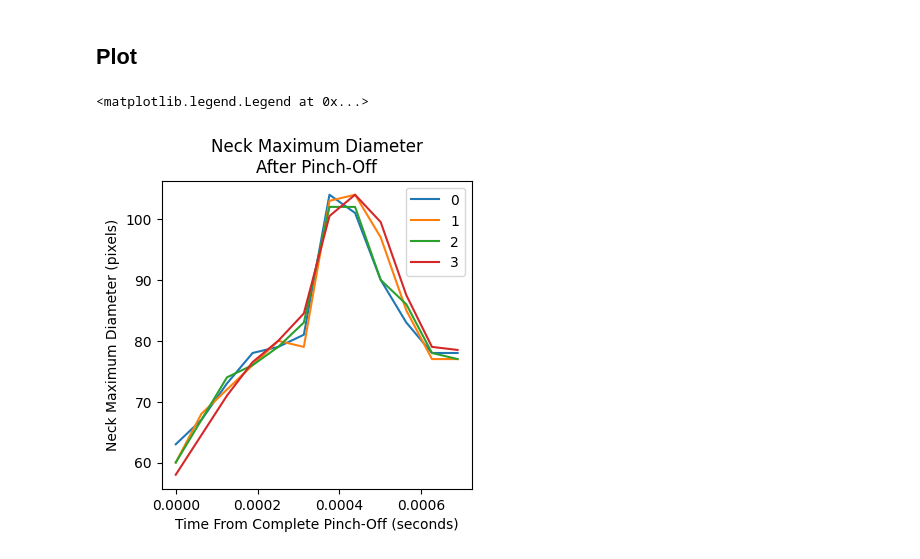
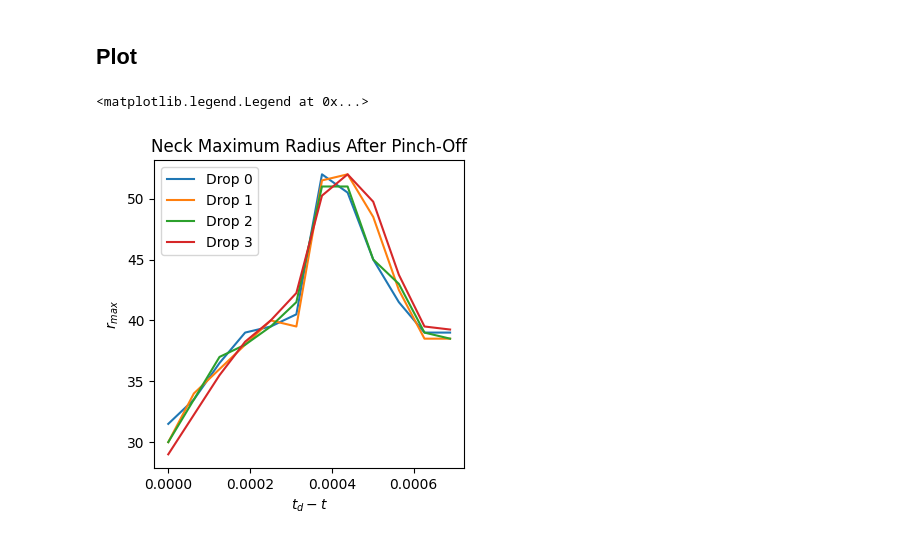
Before and after one commit to jshe2304/phys21100, a Jupyter notebook: experiment3/7.ipynb, the cells around one changed output. Drawn from its saved outputs; the diff is of its cells as text; code cells hidden in the pictures.

```diff
--- a/experiment3/7.ipynb
+++ b/experiment3/7.ipynb
@@ -15,21 +15,21 @@ fps = 15968
 # Frames and Times
 frames = data[[c for c in data if c.startswith('frame')]]
 frames -= frames.iloc[0]
-times = frames / fps
-times_err =
+t = frames / fps
+t_err = 1 / (2 * fps)
 
-diameters = data[[c for c in data if c.startswith('diameter')]]
-diameters_err = np.
+r = data[[c for c in data if (c.startswith('diameter') and 'err' not in c)]]/2
+r_err = data[[c for c in data if c.startswith('diameter_err')]]/2
 # %% [markdown]
 ## Plot
 # %%
 fig, ax = plt.subplots(figsize=(4, 4))
 
-ax.plot(times, diameters, label=range(4))
-ax.set_xlabel('Time From Complete Pinch-Off (seconds)')
-ax.set_ylabel('Neck Maximum Diameter (pixels)')
-ax.set_title('Neck Maximum Diameter\nAfter Pinch-Off')
+ax.plot(t, r, label=[f'Drop {i}' for i in range(4)])
+ax.set_xlabel('$t_d - t$')
+ax.set_ylabel('$r_{max}$')
+ax.set_title('Neck Maximum Radius After Pinch-Off')
 ax.legend()
 # %% [output]
 <matplotlib.legend.Legend at 0x...>
-[figure, old version]
+[figure, new version]
```
Also changed, not shown: parts of 3 cells of this notebook, 17 other files.
